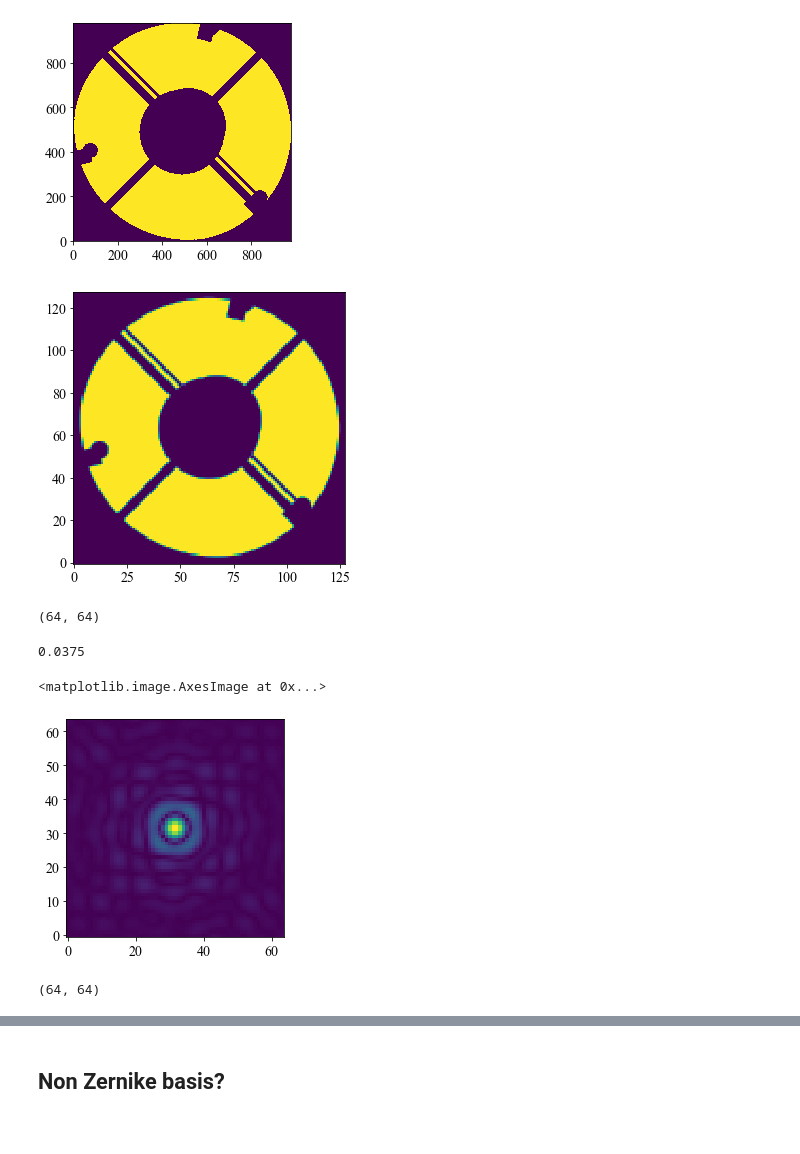
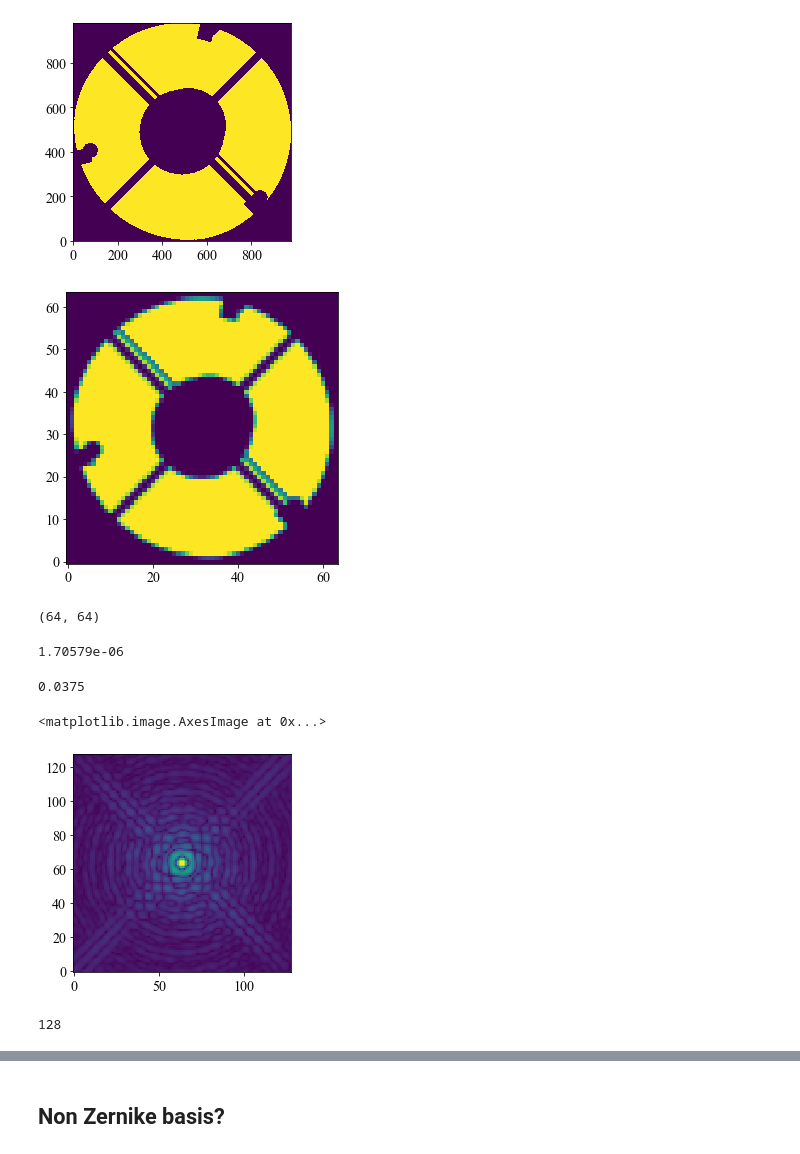
Before and after one commit to LouisDesdoigts/morphine, a Jupyter notebook: notebooks/morphine_nicmos_xara.ipynb, the cells around one changed output, grey strips where cells are left out. Saved outputs shown, nothing was run; the diff lists cells and outputs as text; code cells hidden in the pictures.

```diff
--- a/notebooks/morphine_nicmos_xara.ipynb
+++ b/notebooks/morphine_nicmos_xara.ipynb
@@ -70,7 +70,7 @@ plt.imshow(pmask)
 <matplotlib.image.AxesImage at 0x...>
 [figure]
 # %%
-PSZ = 128 # size of the array for the model
+PSZ = 64 # size of the array for the model
 rad = PSZ/2
 # PSZ = rad*4
 PPSZ = PSZ*2
@@ -79,31 +79,31 @@ pdiam   = 2.4 #*0.955 # telescope diameter in meters
 # pmask   = HST(PSZ, PSZ/2, mask="med")
 oversample = 5
 
 pmask  = HST(PPSZ*(2**oversample), (2**oversample)*PPSZ/4, ang=45) # rotated!
 
 def half_bin(array):
     return (array[::2,::2] + array[1::2,::2] + array[::2,1::2] + array[1::2,1::2])/4.
 
 for j in range(oversample):
     pmask = half_bin(pmask)
 
 limits = int(PPSZ/2-rad),int(PPSZ/2+rad)
 pmask = pmask[limits[0]:limits[1],limits[0]:limits[1]]
 pmask = np.array(pmask)
 
 ppscale = pdiam / (rad*2)
 
 
 # -------------------------
 #      simple plot
 # -------------------------
 f0 = plt.figure(0)
 f0.clf()
 ax = f0.add_subplot(111)
 ax.imshow(pmask)
 f0.set_size_inches(5,5, forward=True)
 
 #f0.savefig("./imgs/HST/rotated_pupil.png")
 # -------------------------
 # %% [output]
-[figure, old version]
+[figure, new version]
@@ -120,11 +125,14 @@ hst.pupil_diam = pdiam
 # %%
-WAVELENGTH = 1.90040e-6
+WAVELENGTH = 1.90040e-6 # F190M
+WAVELENGTH = 1.70579e-6 # F170M - from Frantz' numbers, slightly different from the published ones?
+print(WAVELENGTH)
+# WAVELENGTH = 1.08328e-6 # F110W - http://svo2.cab.inta-csic.es/svo/theory/fps3/index.php?mode=browse&gname=HST&gname2=NICMOS1
 RADIUS = pdiam/2. # meters
 PIXSCALE = 0.0431 # arcsec / pix
 NWAVES = 1.0
-ISZ = 64
+ISZ = 128
 FOV = ISZ*PIXSCALE # arcsec
-NPIX = 64#96
+NPIX = 128#96
 
 osys = morphine.OpticalSystem(npix=pmask.shape[0])
 osys.add_pupil(hst)
@@ -133,6 +141,8 @@ pscale = PIXSCALE
 osys.add_detector(pixelscale=PIXSCALE*2, fov_arcsec=FOV)  # image plane coordinates in arcseconds
 osys.source_offset_r = 0*pscale
 osys.source_offset_theta = 0
+# %% [output]
+1.70579e-06
 # %%
 wf = osys.input_wavefront()
 # %%
@@ -142,14 +152,14 @@ hst.pixelscale
 # %%
 psf,intermediate = osys.propagate_mono(WAVELENGTH)
 # %%
-plt.imshow(psf.intensity**0.5)
+plt.imshow(psf.intensity**0.25)
 # %% [output]
 <matplotlib.image.AxesImage at 0x...>
-[figure, old version]
+[figure, new version]
-# %%
-psf.intensity.shape
-# %% [output]
-(64, 64)
+# %%
+ISZ
+# %% [output]
+128
 # %%
 m2pix = xara.core.mas2rad(pscale*1000.) * ISZ / WAVELENGTH
 print('m2pix =',m2pix)
```
Also changed, not shown: parts of 59 cells of this notebook, 4 other files.
